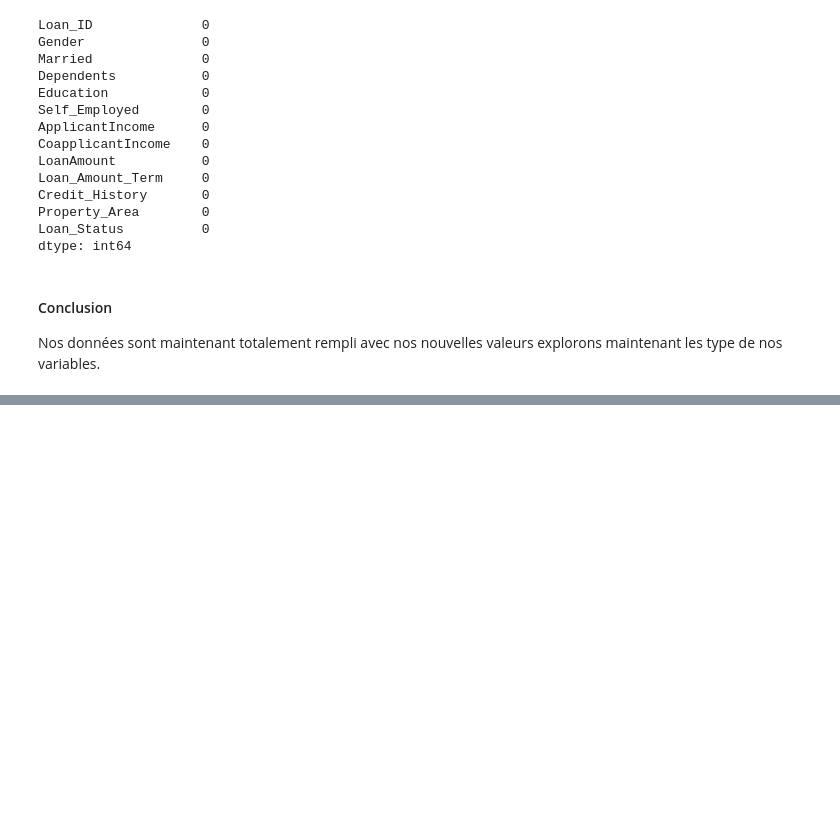
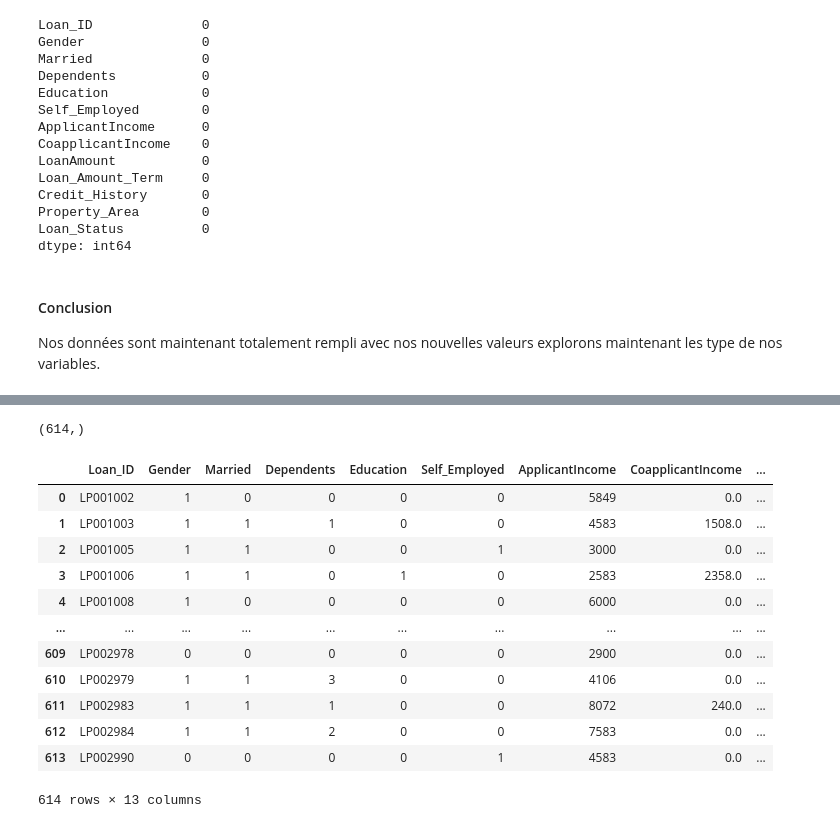
Before and after one commit to Gfeuillas/finance_project, a Jupyter notebook: Projet Finance.ipynb, the cells around one changed output, grey strips where cells are left out. Drawn from its saved outputs; the diff is of its cells as text; code cells hidden in the pictures; blank space fills up the shorter version.

```diff
--- a/Projet Finance.ipynb
+++ b/Projet Finance.ipynb
@@ -902,0 +949,2 @@ Nos données sont maintenant totalement rempli avec nos nouvelles valeurs explor
+# %%
+ohe.fit(df_cln7)
@@ -902,0 +971,30 @@ Nos données sont maintenant totalement rempli avec nos nouvelles valeurs explor
+# %%
+le=LabelEncoder()
+# %%
+integer_encoded = le.fit_transform(df_cln7["Married"])
+# %%
+integer_encoded.shape
+# %% [output]
+(614,)
+# %%
+#On boucle sur notre LabelEncoder qui permet de remplacer nos catégorie par des numéros.
+df_cln8=df_cln7.copy()
+for n in df_cln8.iloc[:,1:].select_dtypes('object').columns :
+    df_cln8[n]=le.fit_transform(y=df_cln8[n])
+# %%
+df_cln8
+#Plus de string que des chiffre (Ce que nous souhaitions)
+# %% [output]
+|  | Loan_ID | Gender | Married | Dependents | Education | Self_Employed | ApplicantIncome | CoapplicantIncome | ... |
+| 0 | LP001002 | 1 | 0 | 0 | 0 | 0 | 5849 | 0.0 | ... |
+| 1 | LP001003 | 1 | 1 | 1 | 0 | 0 | 4583 | 1508.0 | ... |
+| 2 | LP001005 | 1 | 1 | 0 | 0 | 1 | 3000 | 0.0 | ... |
+| 3 | LP001006 | 1 | 1 | 0 | 1 | 0 | 2583 | 2358.0 | ... |
+| 4 | LP001008 | 1 | 0 | 0 | 0 | 0 | 6000 | 0.0 | ... |
+| ... | ... | ... | ... | ... | ... | ... | ... | ... | ... |
+| 609 | LP002978 | 0 | 0 | 0 | 0 | 0 | 2900 | 0.0 | ... |
+| 610 | LP002979 | 1 | 1 | 3 | 0 | 0 | 4106 | 0.0 | ... |
+| 611 | LP002983 | 1 | 1 | 1 | 0 | 0 | 8072 | 240.0 | ... |
+| 612 | LP002984 | 1 | 1 | 2 | 0 | 0 | 7583 | 0.0 | ... |
+| 613 | LP002990 | 0 | 0 | 0 | 0 | 1 | 4583 | 0.0 | ... |
+614 rows × 13 columns
```
Also changed, not shown: parts of 50 cells of this notebook.
